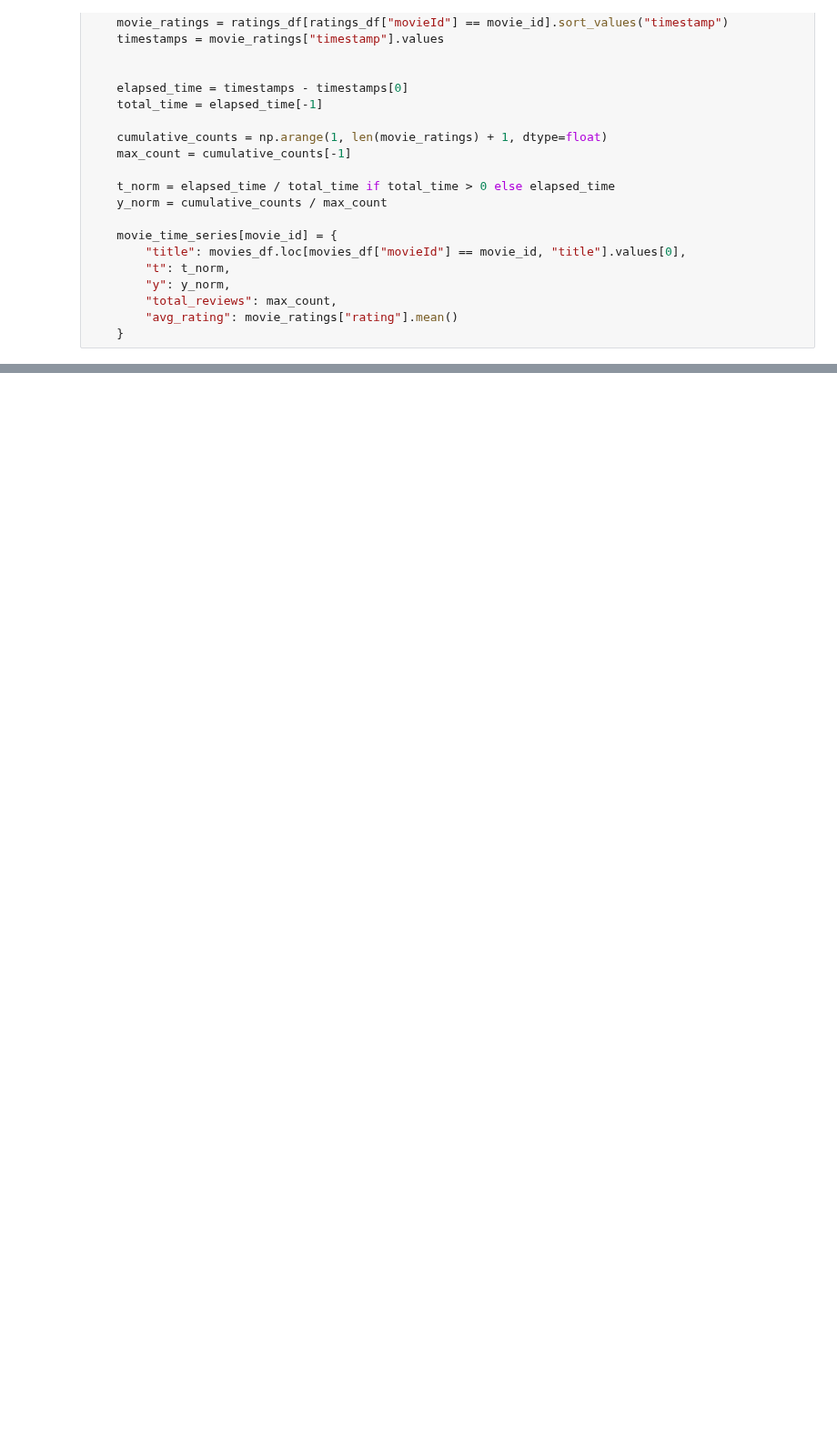
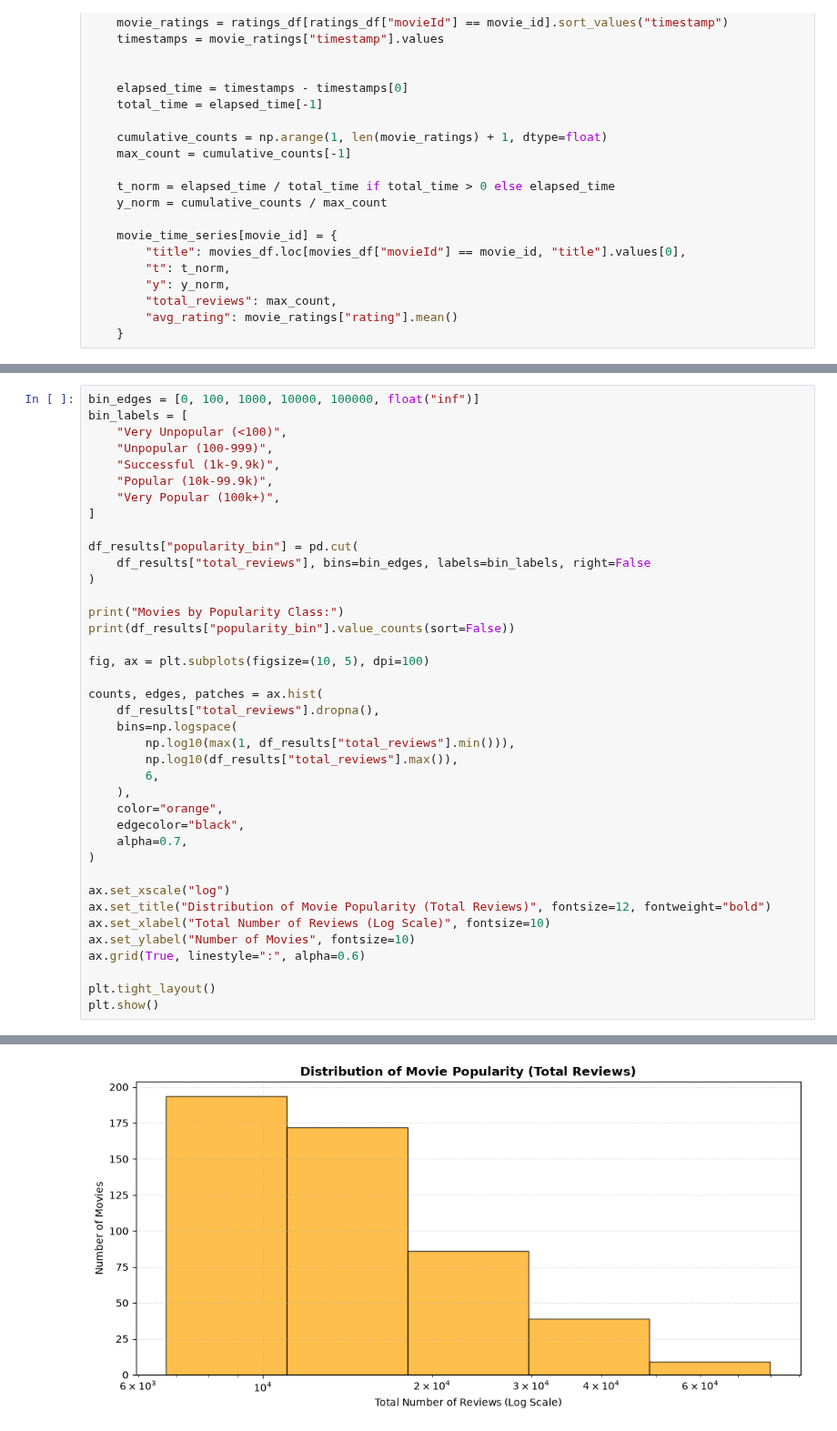
Before and after one commit to beemir/analysis-labs, a Jupyter notebook: project/accumulated_watch_patterns/project.ipynb, the cells around one changed output, grey strips where cells are left out. Shown at 91% size. Drawn from its saved outputs; the diff is of its cells as text; blank space fills up the shorter version.

```diff
--- a/project/accumulated_watch_patterns/project.ipynb
+++ b/project/accumulated_watch_patterns/project.ipynb
@@ -218,0 +480,40 @@ plt.show()
+# %%
+bin_edges = [0, 100, 1000, 10000, 100000, float("inf")]
+bin_labels = [
+    "Very Unpopular (<100)",
+    "Unpopular (100-999)",
+    "Successful (1k-9.9k)",
+    "Popular (10k-99.9k)",
+    "Very Popular (100k+)",
+]
+
+df_results["popularity_bin"] = pd.cut(
+    df_results["total_reviews"], bins=bin_edges, labels=bin_labels, right=False
+)
+
+print("Movies by Popularity Class:")
+print(df_results["popularity_bin"].value_counts(sort=False))
+
+fig, ax = plt.subplots(figsize=(10, 5), dpi=100)
+
+counts, edges, patches = ax.hist(
+    df_results["total_reviews"].dropna(),
+    bins=np.logspace(
+        np.log10(max(1, df_results["total_reviews"].min())),
+        np.log10(df_results["total_reviews"].max()),
+        6,
+    ),
+    color="orange",
+    edgecolor="black",
+    alpha=0.7,
+)
+
+ax.set_xscale("log")
+ax.set_title("Distribution of Movie Popularity (Total Reviews)", fontsize=12, fontweight="bold")
+ax.set_xlabel("Total Number of Reviews (Log Scale)", fontsize=10)
+ax.set_ylabel("Number of Movies", fontsize=10)
+ax.grid(True, linestyle=":", alpha=0.6)
+
+plt.tight_layout()
+plt.show()
+# %% [output]
@@ -218,0 +528 @@ plt.show()
+[figure, added]
```
Also changed, not shown: parts of 44 cells of this notebook.
